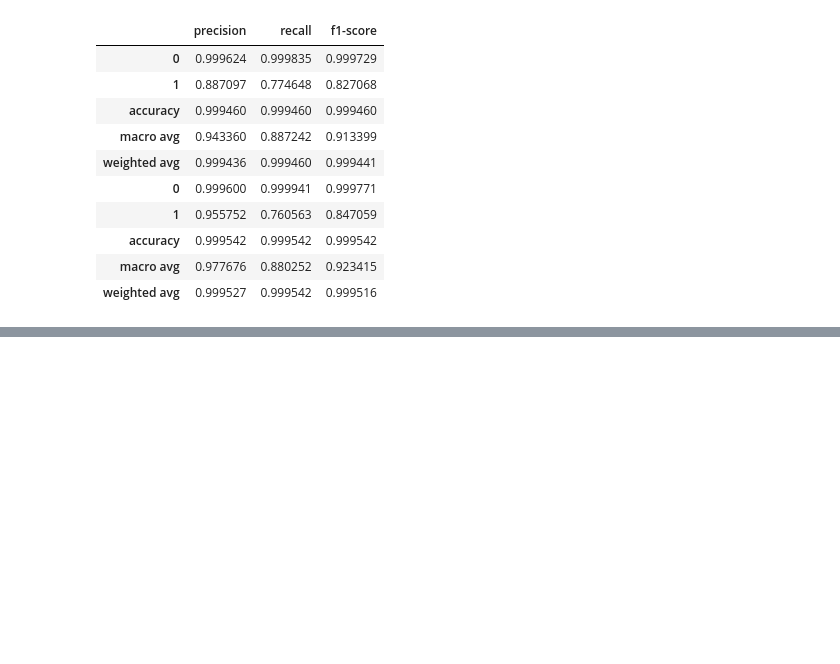
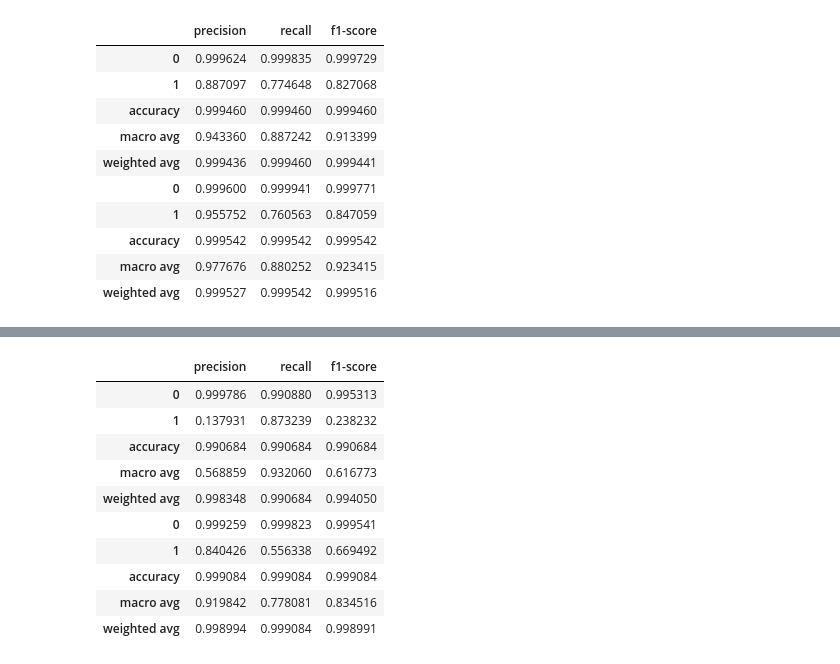
Before and after one commit to Gabrielmarqs12/ML-Fraud-Detection-Research, a Jupyter notebook: notebooks/machine learning/Model _Comparison.ipynb, the cells around one changed output, grey strips where cells are left out. Saved outputs shown, nothing was run; the diff lists cells and outputs as text; code cells hidden in the pictures; blank space fills up the shorter version.

```diff
--- a/notebooks/machine learning/Model _Comparison.ipynb
+++ b/notebooks/machine learning/Model _Comparison.ipynb
@@ -168,0 +204,16 @@ display(df_results[['precision', 'recall', 'f1-score']])
+# %%
+df_results = compare_classification_report(y_test, y_predict_smote, y_predict_no_smote)
+
+display(df_results[['precision', 'recall', 'f1-score']])
+# %% [output]
+|  | precision | recall | f1-score |
+| 0 | 0.999786 | 0.990880 | 0.995313 |
+| 1 | 0.137931 | 0.873239 | 0.238232 |
+| accuracy | 0.990684 | 0.990684 | 0.990684 |
+| macro avg | 0.568859 | 0.932060 | 0.616773 |
+| weighted avg | 0.998348 | 0.990684 | 0.994050 |
+| 0 | 0.999259 | 0.999823 | 0.999541 |
+| 1 | 0.840426 | 0.556338 | 0.669492 |
+| accuracy | 0.999084 | 0.999084 | 0.999084 |
+| macro avg | 0.919842 | 0.778081 | 0.834516 |
+| weighted avg | 0.998994 | 0.999084 | 0.998991 |
```
Also changed, not shown: parts of 6 cells of this notebook.
